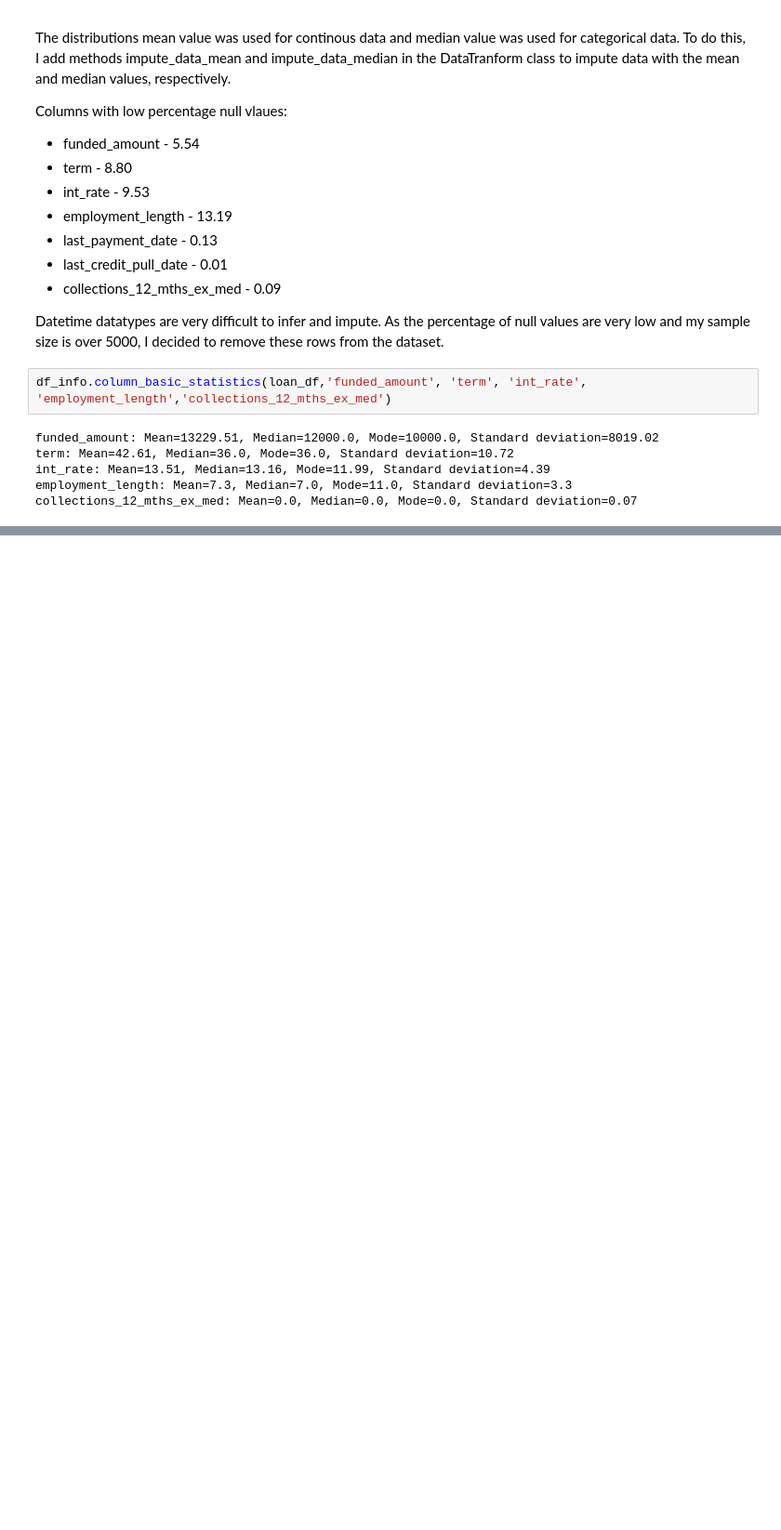
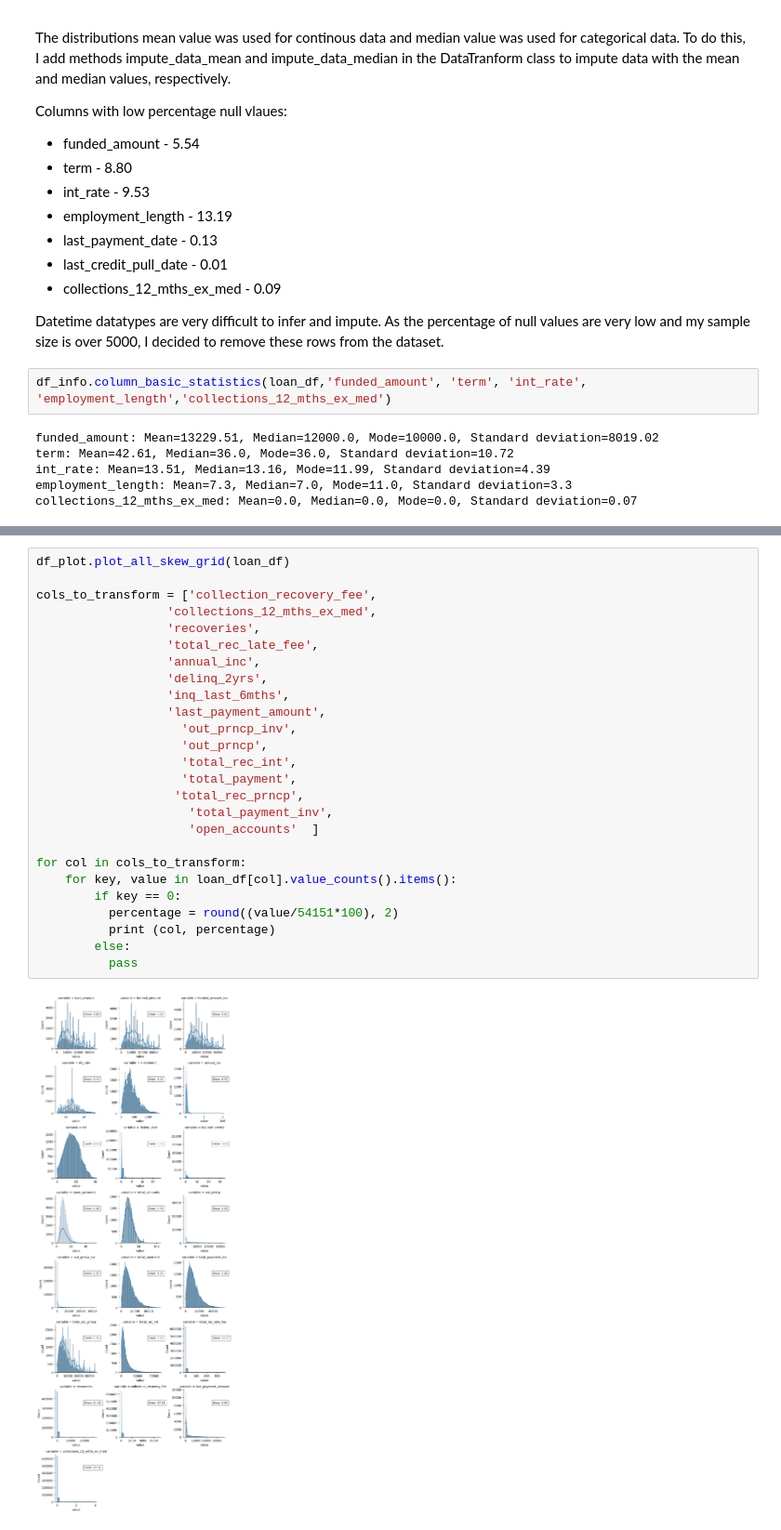
Before and after one commit to hosna22/EDA-Customer-Loans, a Jupyter notebook: EDA.ipynb, the cells around one changed output, grey strips where cells are left out. Shown at 93% size. Cells and saved outputs as stored; diff of their text form; blank space fills up the shorter version.

```diff
--- a/EDA.ipynb
+++ b/EDA.ipynb
@@ -151,0 +149,28 @@ memory usage: 17.8+ MB
+# %%
+df_plot.plot_all_skew_grid(loan_df)
+
+cols_to_transform = ['collection_recovery_fee',
+                  'collections_12_mths_ex_med',
+                  'recoveries',
+                  'total_rec_late_fee',
+                  'annual_inc',
+                  'delinq_2yrs',
+                  'inq_last_6mths',
+                  'last_payment_amount',
+                    'out_prncp_inv',
+                    'out_prncp',
+                    'total_rec_int',
+                    'total_payment',
+                   'total_rec_prncp',
+                     'total_payment_inv',
+                     'open_accounts'  ]
+
+for col in cols_to_transform:
+    for key, value in loan_df[col].value_counts().items():
+        if key == 0:
+          percentage = round((value/54151*100), 2)
+          print (col, percentage)
+        else:
+          pass
+# %% [output]
+[figure, added]
```
Also changed, not shown: parts of 13 cells of this notebook, 1 other file.
